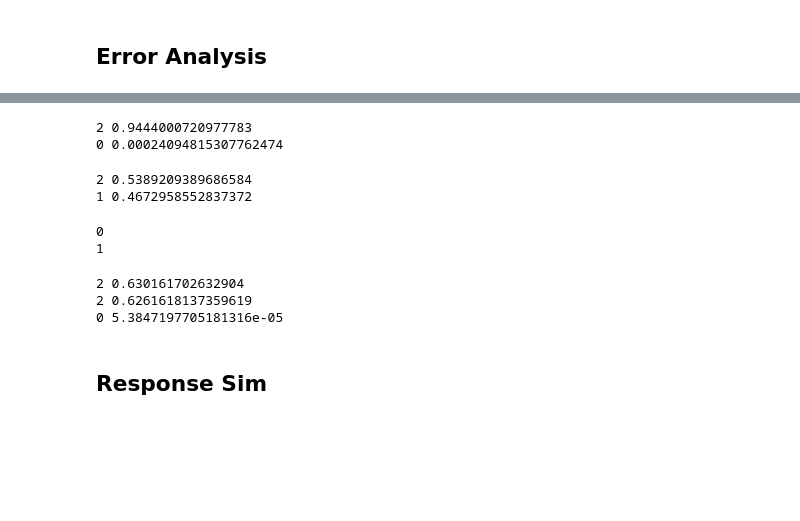
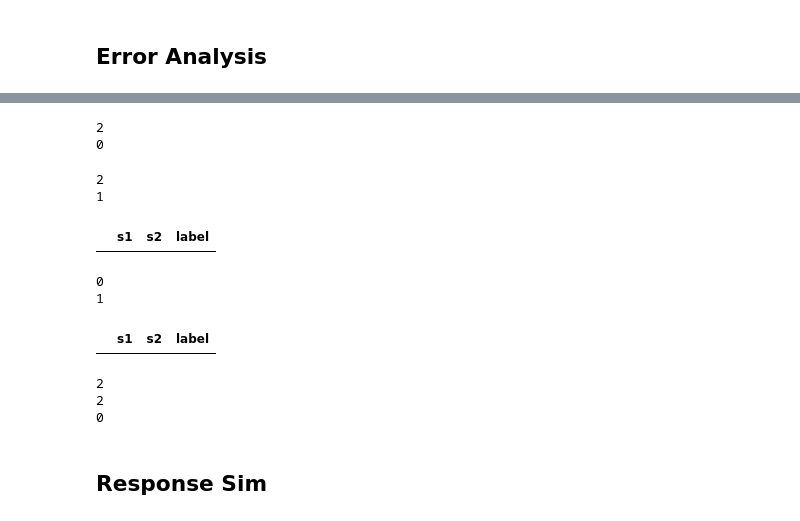
Before and after one commit to tingchunyeh/Sentence-Sim, a Jupyter notebook: Models_Evaluation.ipynb, the cells around one changed output, grey strips where cells are left out. Drawn from its saved outputs; the diff is of its cells as text; code cells hidden in the pictures; blank space fills up the shorter version.

```diff
--- a/Models_Evaluation.ipynb
+++ b/Models_Evaluation.ipynb
@@ -565,20 +541,24 @@ display(dev_df.loc[inds,:])
 s1 = "什么 时候 退款 到账"
 s2 = "怎么 还不 退款"
 s3 = "怎么 还不 退款 烂 透"
-print(test_onePair([s1], [s2]), score_onePair([s1], [s2]))
-print(test_onePair([s1], [s3]), score_onePair([s1], [s3]))
+print(test_onePair([s1], [s2]))
+print(test_onePair([s1], [s3]))
 # %% [output]
-2 0.9444000720977783
-0 0.00024094815307762474
+2
+0
 # %%
 s1 = "买的 空调 可以 晚 几天 送"
 s2 = "怎么 更改 送货 时间"
 s3 = "什么 时候 送"
-print(test_onePair([s1], [s2]), score_onePair([s1], [s2]))
-print(test_onePair([s1], [s3]), score_onePair([s1], [s3]))
+print(test_onePair([s1], [s2]))
+print(test_onePair([s1], [s3]))
 # %% [output]
-2 0.5389209389686584
-1 0.4672958552837372
+2
+1
+# %%
+train_df [ train_df['s1'].isin(["买的 空调 可以 晚 几天 送","怎么 更改 送货 时间", "什么 时候 送"]) ]
+# %% [output]
+|  | s1 | s2 | label |
 # %%
 s1 = "货 我 已经 收到 我 不知道 怎么 签收"
 s2 = "在哪 确认 收货"
@@ -588,18 +568,22 @@ print(test_onePair([s1], [s3]), score_onePair([s1], [s3]))
 # %% [output]
 0
 1
+# %%
+train_df [ train_df['s1'].isin(["货 我 已经 收到 我 不知道 怎么 签收", "在哪 确认 收货", "支持 开箱 验 机"]) ]
+# %% [output]
+|  | s1 | s2 | label |
 # %%
 s1 = "建议 你 可以 提前 拨打 一下 预约 安装"
 s2 = "可以 预约 收货 当天 安装 吗 "
 s3 = "下单 可以 确认 安装 服务 下单 后 可 通过 以下 链接 确认 服务 信息 或 预约 更改 服务 时间 商家 安装 问题 请 优先 联系 商家 客服"
 s4 = "你 帮 我 看看 这 快递 到 哪 了 "
-print(test_onePair([s1], [s2]), score_onePair([s1], [s2]))
-print(test_onePair([s1], [s3]), score_onePair([s1], [s3]))
-print(test_onePair([s1], [s4]), score_onePair([s1], [s4]))
+print(test_onePair([s1], [s2]))
+print(test_onePair([s1], [s3]))
+print(test_onePair([s1], [s4]))
 # %% [output]
-2 0.630161702632904
-2 0.6261618137359619
-0 5.3847197705181316e-05
+2
+2
+0
 # %% [markdown]
 ## Response Sim
 # %%
```
Also changed, not shown: parts of 27 cells of this notebook, 10 other files.
